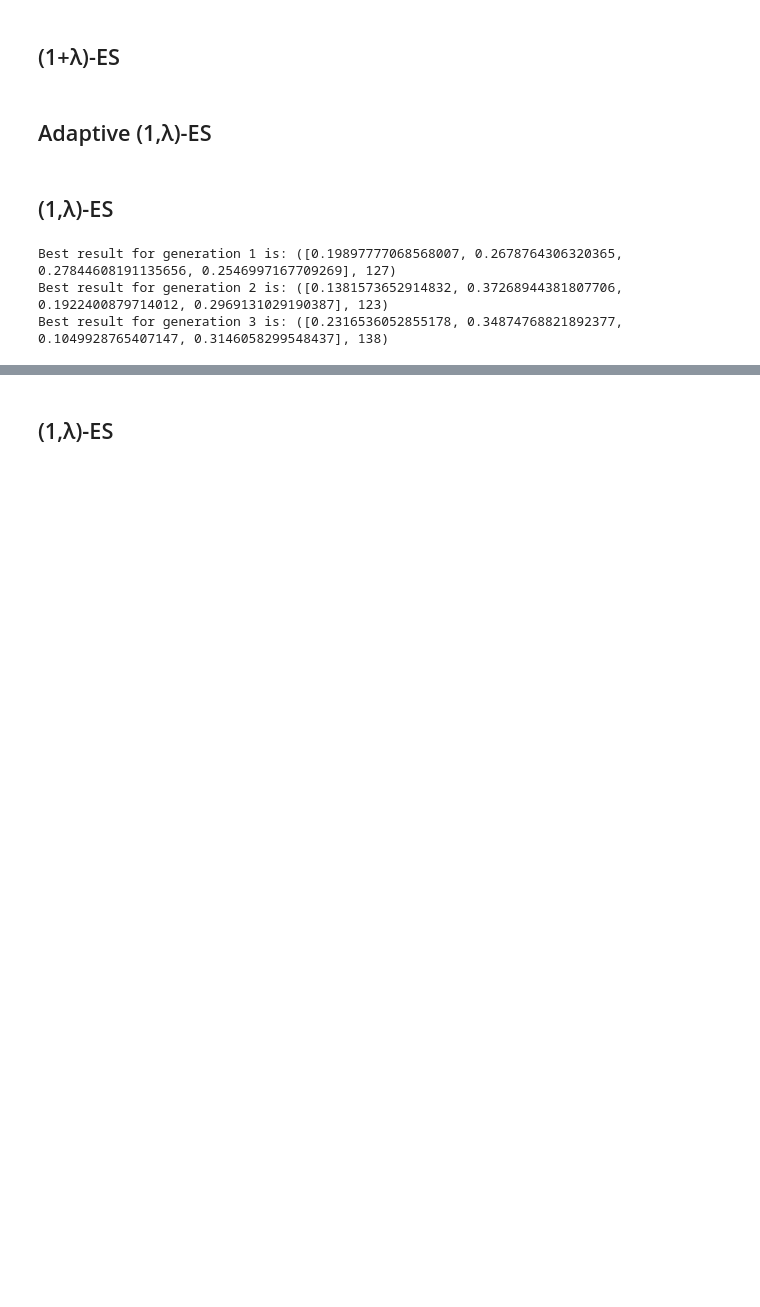
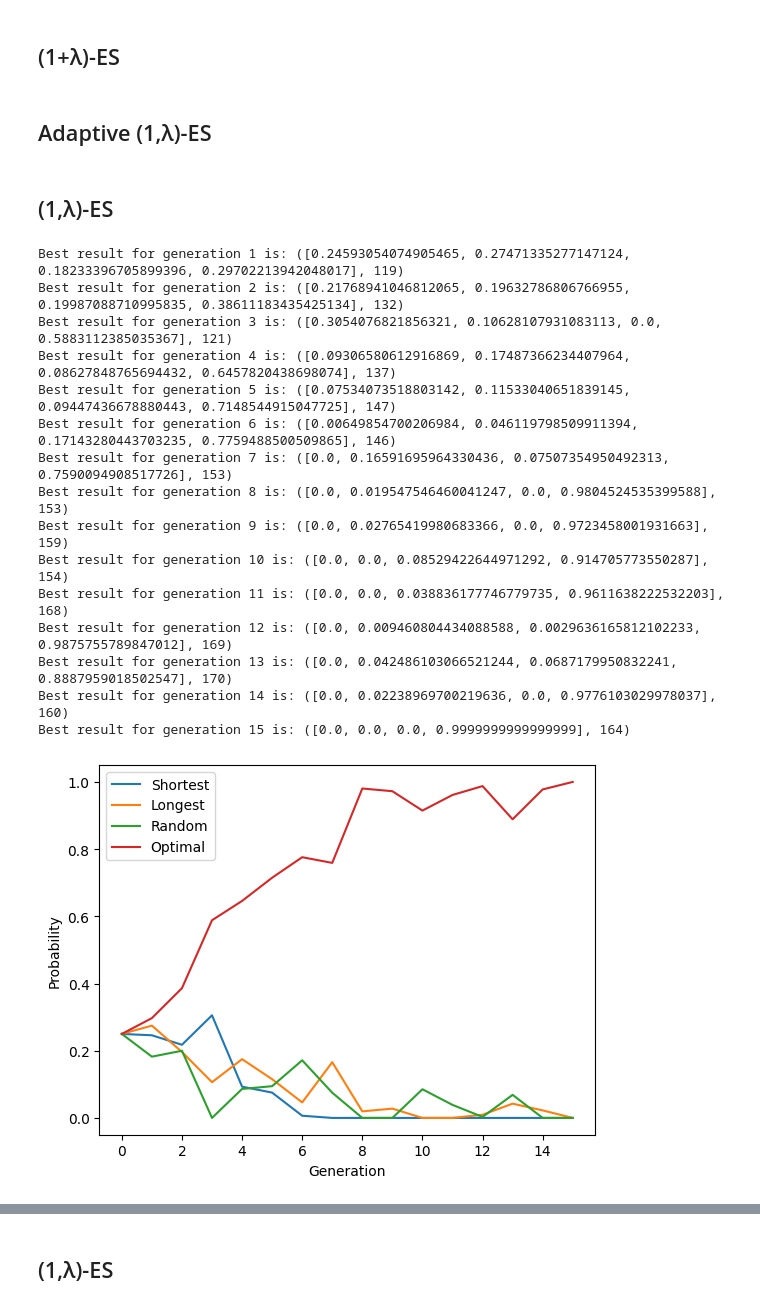
Before and after one commit to Nicocarad/ci23, a Jupyter notebook: Lab2/lab2-nim copy.ipynb, the cells around one changed output, grey strips where cells are left out. Drawn from its saved outputs; the diff is of its cells as text; code cells hidden in the pictures; blank space fills up the shorter version.

```diff
--- a/Lab2/lab2-nim copy.ipynb
+++ b/Lab2/lab2-nim copy.ipynb
@@ -41,5 +42,5 @@ K = None
 NUM_MATCHES = 300
 λ = 20
 σ = 0.1
-GENERATION_SIZE = 200 // λ
+GENERATION_SIZE = 300 // λ
 random.seed(42)
@@ -165,32 +135,34 @@ def state_info(state: Nim) -> dict:
     info["possible_moves"] = [
         (r, o) for r, c in enumerate(state.rows) for o in range(1, c + 1)
     ]
-    # info["active_rows_number"] = sum(o > 0 for o in state.rows)
-    info["shortest_row"] = min((x for x in enumerate(state.rows) if x[1] > 0), key=lambda y: y[1])[0]
+    info["shortest_row"] = min(
+        (x for x in enumerate(state.rows) if x[1] > 0), key=lambda y: y[1]
+    )[0]
     info["longest_row"] = max((x for x in enumerate(state.rows)), key=lambda y: y[1])[0]
     info["random_row"] = random.choice([r for r, c in enumerate(state.rows) if c > 0])
-    # info["nim_sum"] = nim_sum(state)
-
 
 
     return info
 # %%
 def evolved_strategy(genome) -> Callable:
+    strategy_dict = {0: "shortest", 1: "longest", 2: "random", 3: "optimal"}
+
     def adaptive(state: Nim) -> Nimply:
         data = state_info(state)
 
         selected_strategy = random.choices(range(len(genome)), weights=genome)[0]
+        selected_strategy = strategy_dict[selected_strategy]
 
-        if selected_strategy == 0:
+        if selected_strategy == "shortest":
             ply = Nimply(
                 data["shortest_row"],
                 random.randint(1, state.rows[data["shortest_row"]]),
             )
-        elif selected_strategy == 1:
+        elif selected_strategy == "longest":
             ply = Nimply(
                 data["longest_row"], random.randint(1, state.rows[data["longest_row"]])
             )
-        elif selected_strategy == 2:
+        elif selected_strategy == "random":
             ply = Nimply(
                 data["random_row"], random.randint(1, state.rows[data["random_row"]])
             )
@@ -315,10 +264,7 @@ def generate_offsprings(offspring) -> list:
 # %% [markdown]
 ## (1,λ)-ES
 # %%
-
-# current_solution = Solution(w1=0.33, w2=0.33, w3=0.34)
-
-current_solution = (0.25,0.25,0.25,0.25)
+current_solution = (0.25, 0.25, 0.25, 0.25)
 
 
 choosen_probability = list()
@@ -327,43 +273,58 @@ solutions_list = list()
 for n in range(GENERATION_SIZE):
     # offspring <- select λ random points mutating the current solution
     # print("Starting probability for generation", n+1, "is:", current_solution)
     offsprings = generate_offsprings(current_solution)
     offsprings.append(current_solution)
     # evaluate and select best
 
     evals = [
         (offspring, fitness(evolved_strategy(offspring))) for offspring in offsprings
     ]
 
-
     evals.sort(key=lambda x: x[1], reverse=True)
-    #pprint(evals)
+    # pprint(evals)
 
     current_solution = evals[0][0]
     choosen_probability.append(current_solution)
     solutions_list.append(evals[0][1])
 
     print(f"Best result for generation {n+1} is:", evals[0])
 
 
+val = np.array([[0.25], [0.25], [0.25], [0.25]])
+curve_names = ["Shortest", "Longest", "Random", "Optimal"]
+choosen_probability = np.array(choosen_probability)
 
+for i in range(GENERATION_SIZE):
+    val = np.hstack((val, choosen_probability[i].reshape(-1, 1)))
 
-# curve_names = ['Strategy 1', 'Strategy 2', 'Strategy 3']
+for i in range(4):
+    plt.plot(range(GENERATION_SIZE + 1), val[i], label=curve_names[i])
 
-# for i in range(len(choosen_probability)):
-#     plt.plot(range(len(choosen_probability[i])), choosen_probability[i], label=curve_names[i])
-
-# plt.xlabel("Generation")
-# plt.ylabel("Probability")
-# plt.legend()
-# plt.show()
+plt.xlabel("Generation")
+plt.ylabel("Probability")
+plt.legend()
+plt.show()
 
 
 plt.plot(range(GENERATION_SIZE), solutions_list)
 plt.xlabel("Generation")
 plt.ylabel("Number of wins")
 plt.show()
 # %% [output]
-Best result for generation 1 is: ([0.19897777068568007, 0.2678764306320365, 0.27844608191135656, 0.2546997167709269], 127)
-Best result for generation 2 is: ([0.1381573652914832, 0.37268944381807706, 0.1922400879714012, 0.2969131029190387], 123)
-Best result for generation 3 is: ([0.2316536052855178, 0.34874768821892377, 0.1049928765407147, 0.3146058299548437], 138)
+Best result for generation 1 is: ([0.24593054074905465, 0.27471335277147124, 0.18233396705899396, 0.29702213942048017], 119)
+Best result for generation 2 is: ([0.21768941046812065, 0.19632786806766955, 0.19987088710995835, 0.38611183435425134], 132)
+Best result for generation 3 is: ([0.3054076821856321, 0.10628107931083113, 0.0, 0.5883112385035367], 121)
+Best result for generation 4 is: ([0.09306580612916869, 0.17487366234407964, 0.08627848765694432, 0.6457820438698074], 137)
+Best result for generation 5 is: ([0.07534073518803142, 0.11533040651839145, 0.09447436678880443, 0.7148544915047725], 147)
+Best result for generation 6 is: ([0.00649854700206984, 0.046119798509911394, 0.17143280443703235, 0.7759488500509865], 146)
+Best result for generation 7 is: ([0.0, 0.16591695964330436, 0.07507354950492313, 0.7590094908517726], 153)
+Best result for generation 8 is: ([0.0, 0.019547546460041247, 0.0, 0.9804524535399588], 153)
+Best result for generation 9 is: ([0.0, 0.02765419980683366, 0.0, 0.9723458001931663], 159)
+Best result for generation 10 is: ([0.0, 0.0, 0.08529422644971292, 0.914705773550287], 154)
+Best result for generation 11 is: ([0.0, 0.0, 0.038836177746779735, 0.9611638222532203], 168)
+Best result for generation 12 is: ([0.0, 0.009460804434088588, 0.0029636165812102233, 0.9875755789847012], 169)
+Best result for generation 13 is: ([0.0, 0.042486103066521244, 0.0687179950832241, 0.8887959018502547], 170)
+Best result for generation 14 is: ([0.0, 0.02238969700219636, 0.0, 0.9776103029978037], 160)
+Best result for generation 15 is: ([0.0, 0.0, 0.0, 0.9999999999999999], 164)
+[figure, added]
```
Also changed, not shown: parts of 11 cells of this notebook.
